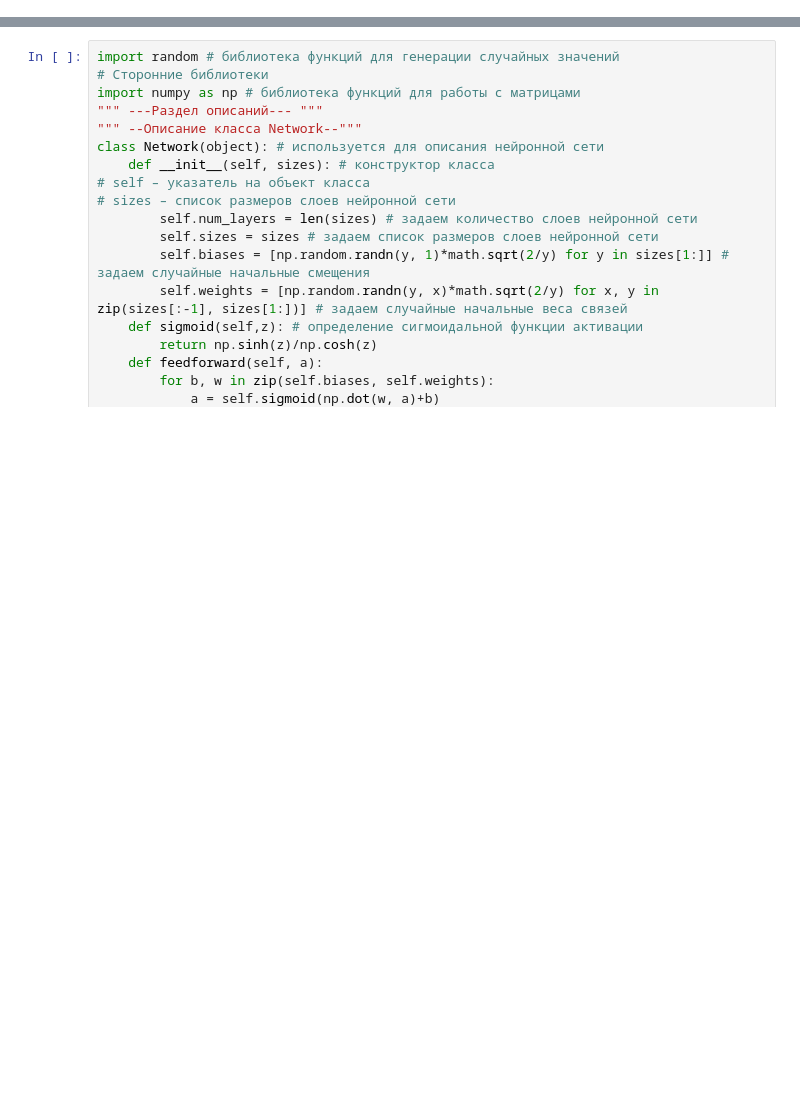
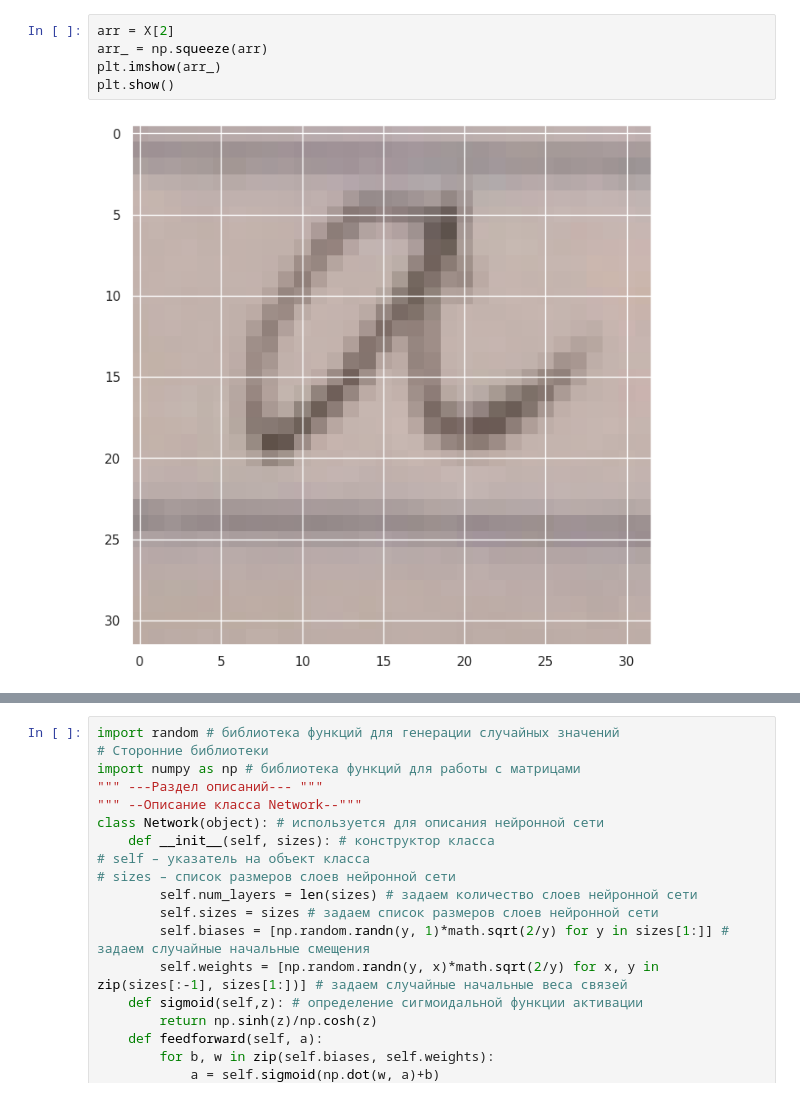
Before and after one commit to MorozovDesu/neural_network_technologies, a Jupyter notebook: 2_Лаба_Нейросетевые_технологии_без_keras.ipynb, the cells around one changed output, grey strips where cells are left out. Cells and saved outputs as stored; diff of their text form; blank space fills up the shorter version.

```diff
--- a/2_Лаба_Нейросетевые_технологии_без_keras.ipynb
+++ b/2_Лаба_Нейросетевые_технологии_без_keras.ipynb
@@ -2,0 +121,7 @@
+# %%
+arr = X[2]
+arr_ = np.squeeze(arr)
+plt.imshow(arr_)
+plt.show()
+# %% [output]
+[figure, added]
```
Also changed, not shown: parts of 15 cells of this notebook.
